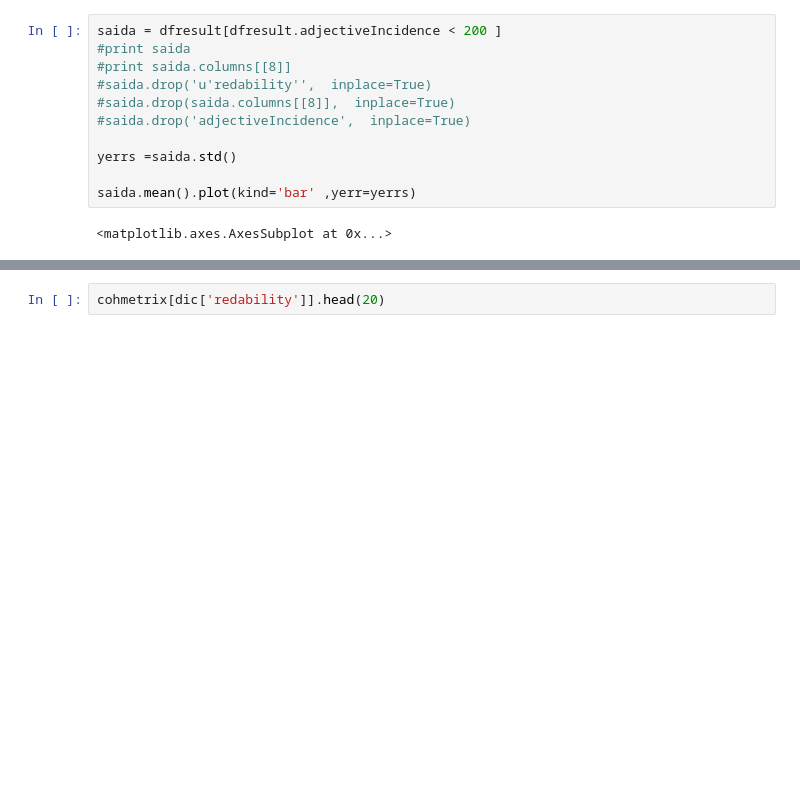
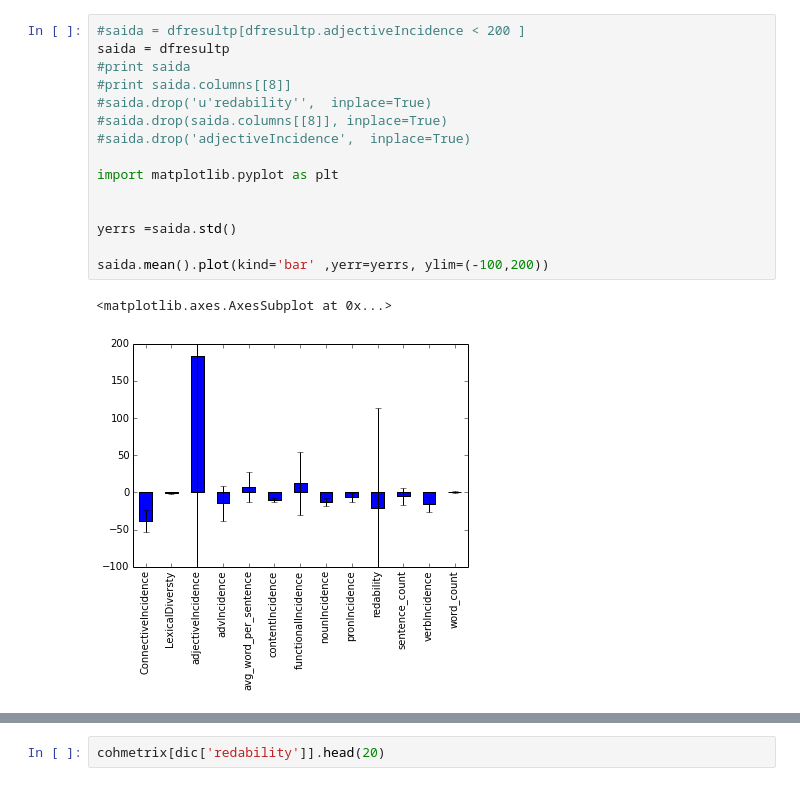
Before and after one commit to Suya/StudyCaseTCC, a Jupyter notebook: pylinguistics_portuguese_analysis.ipynb, the cells around one changed output, grey strips where cells are left out. Cells and saved outputs as stored; diff of their text form; blank space fills up the shorter version.

```diff
--- a/pylinguistics_portuguese_analysis.ipynb
+++ b/pylinguistics_portuguese_analysis.ipynb
@@ -98,16 +98,21 @@ dfresult.head(20)
 # %%
-saida = dfresult[dfresult.adjectiveIncidence < 200 ]
+#saida = dfresultp[dfresultp.adjectiveIncidence < 200 ]
+saida = dfresultp
 #print saida
 #print saida.columns[[8]]
 #saida.drop('u'redability'',  inplace=True)
-#saida.drop(saida.columns[[8]],  inplace=True)
+#saida.drop(saida.columns[[8]], inplace=True)
 #saida.drop('adjectiveIncidence',  inplace=True)
+
+import matplotlib.pyplot as plt
+
 
 yerrs =saida.std()
 
-saida.mean().plot(kind='bar' ,yerr=yerrs)
+saida.mean().plot(kind='bar' ,yerr=yerrs, ylim=(-100,200))
 # %% [output]
 <matplotlib.axes.AxesSubplot at 0x...>
+[figure, added]
 # %%
 %matplotlib inline
 import matplotlib.pyplot as plt
```
Also changed, not shown: parts of 8 cells of this notebook, 47 other files.
